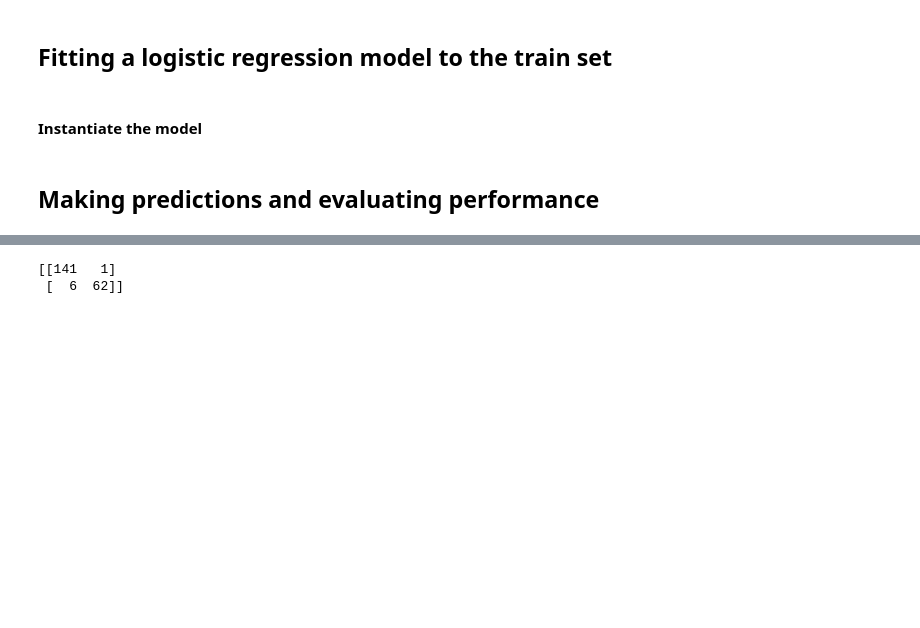
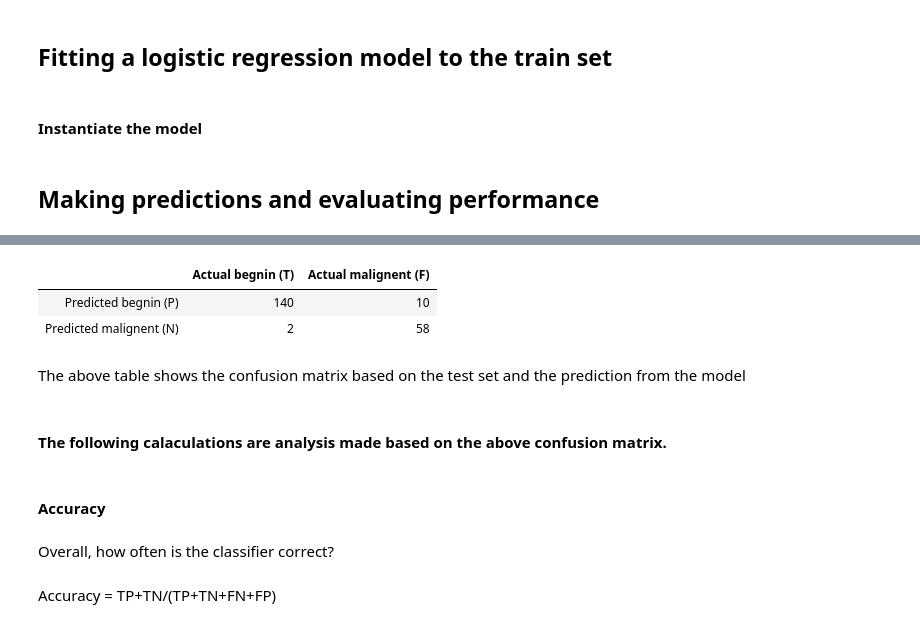
Before and after one commit to LeboSeribe/LogisticRegressionDataCamp, a Jupyter notebook: Cancer_predictions.ipynb, the cells around one changed output, grey strips where cells are left out. Saved outputs shown, nothing was run; the diff lists cells and outputs as text; code cells hidden in the pictures; blank space fills up the shorter version.

```diff
--- a/Cancer_predictions.ipynb
+++ b/Cancer_predictions.ipynb
@@ -169,6 +163,6 @@ array([[1002945,       5,       4, ...,       2,       1,       2],
 # %%
-X =cancer_data[:,0:10]
-y =cancer_data[:,-1]
+X =cancer_data.drop(['Class'],axis=1)
+y =cancer_data['Class']
 # %%
 X_train, X_test, y_train,y_test  = train_test_split(X,
                                 y,
@@ -176,0 +199,4 @@ X_train, X_test, y_train,y_test  = train_test_split(X,
+# %%
+columns_to_drop = ['Uniformity of Cell Shape','Single Epithelial Cell Size','Normal Nucleoli','Mitoses','Bland Chromatin']
+# %%
+X_train = X_train.drop(columns_to_drop,axis = 1)
@@ -213,6 +242,0 @@ Accuracy of logistic regression classifier:  0.9666666666666667
-# %%
-matrix = confusion_matrix(y_test,y_pred)
-print(matrix)
-# %% [output]
-[[141   1]
- [  6  62]]
@@ -220,0 +243,19 @@ from sklearn import metrics
+# %%
+confusion_matrix = pd.DataFrame(confusion_matrix(y_pred,y_test),
+                          index=['Predicted begnin (P)', 'Predicted malignent (N)'],
+                          columns=['Actual begnin (T)', 'Actual malignent (F) '])
+confusion_matrix
+# %% [output]
+|  | Actual begnin (T) | Actual malignent (F) |
+| Predicted begnin (P) | 140 | 10 |
+| Predicted malignent (N) | 2 | 58 |
+# %% [markdown]
+The above table shows the confusion matrix based on the test set and the prediction from the model
+# %% [markdown]
+#### The following calaculations are analysis made based on the above confusion matrix.
+# %% [markdown]
+#### Accuracy
+# %% [markdown]
+Overall, how often is the classifier correct?
+# %% [markdown]
+Accuracy = TP+TN/(TP+TN+FN+FP)
```
Also changed, not shown: parts of 43 cells of this notebook.
